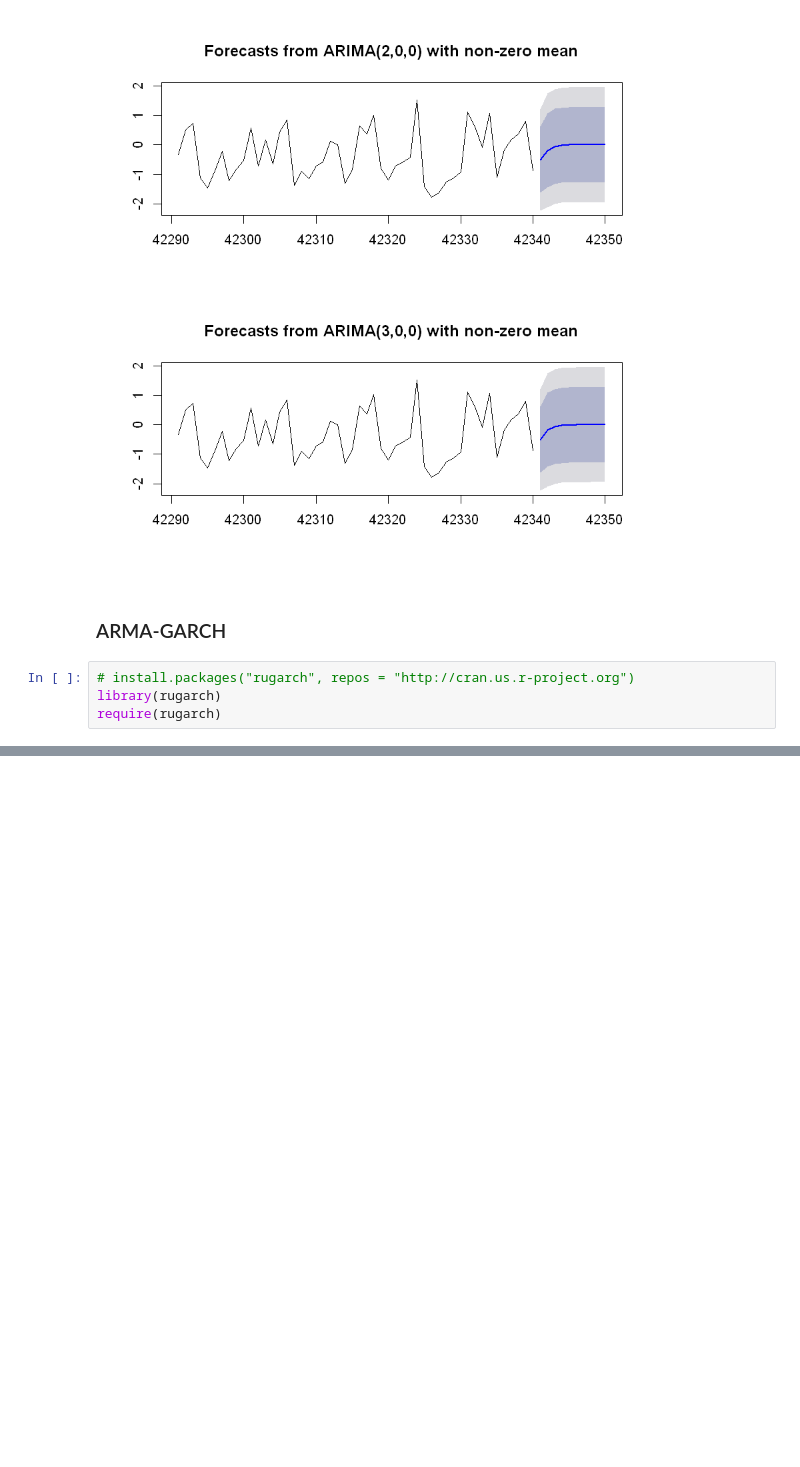
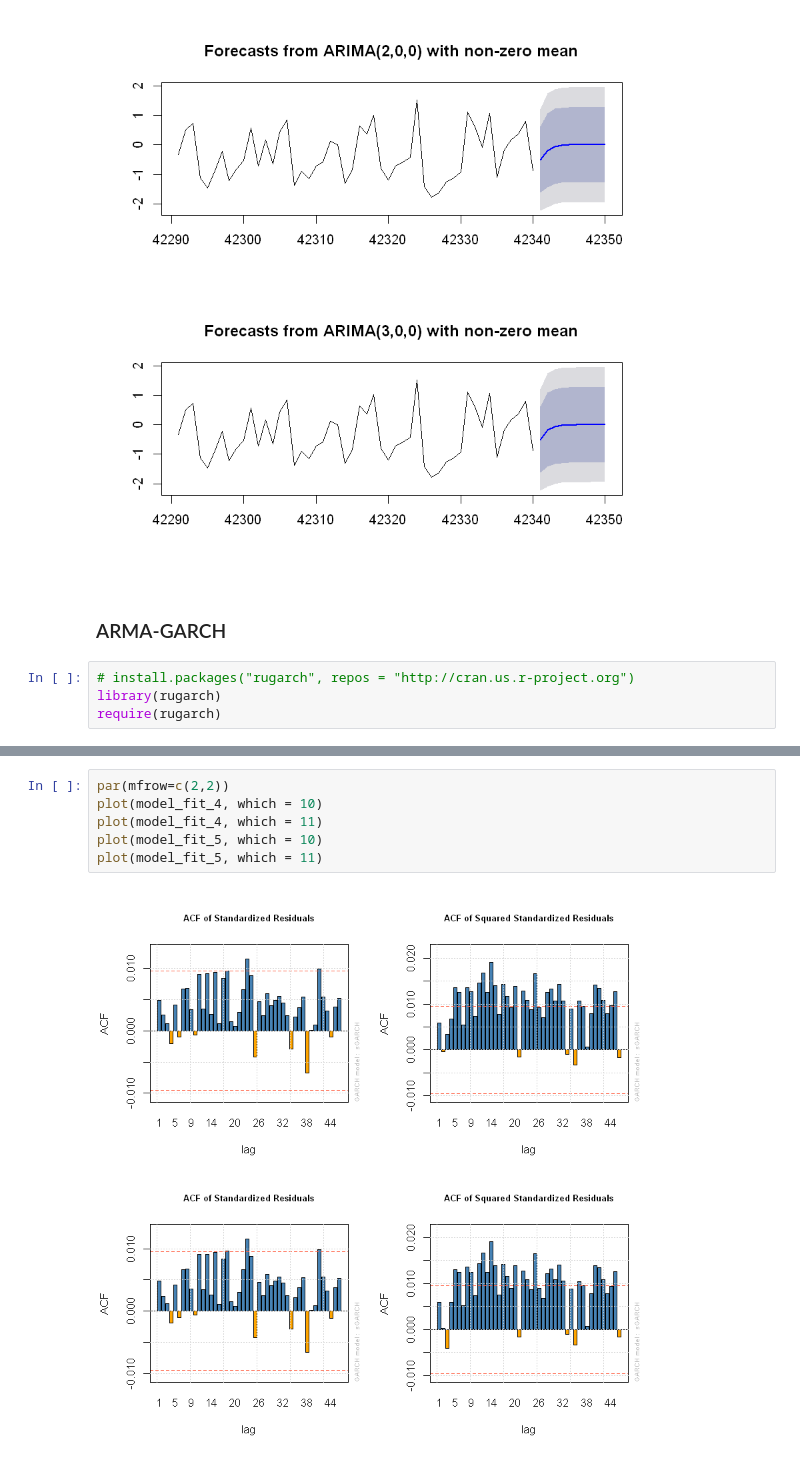
Before and after one commit to wywongbd/EPFL-Time-Series, a Jupyter notebook: project/Modeling & Forecasting.ipynb, the cells around one changed output, grey strips where cells are left out. Saved outputs shown, nothing was run; the diff lists cells and outputs as text; blank space fills up the shorter version.

```diff
--- a/project/Modeling & Forecasting.ipynb
+++ b/project/Modeling & Forecasting.ipynb
@@ -234,0 +439,8 @@ plot(model_fit, which = 9)
+# %%
+par(mfrow=c(2,2))
+plot(model_fit_4, which = 10)
+plot(model_fit_4, which = 11)
+plot(model_fit_5, which = 10)
+plot(model_fit_5, which = 11)
+# %% [output]
+[figure, added]
```
Also changed, not shown: parts of 13 cells of this notebook, 2 other files.
